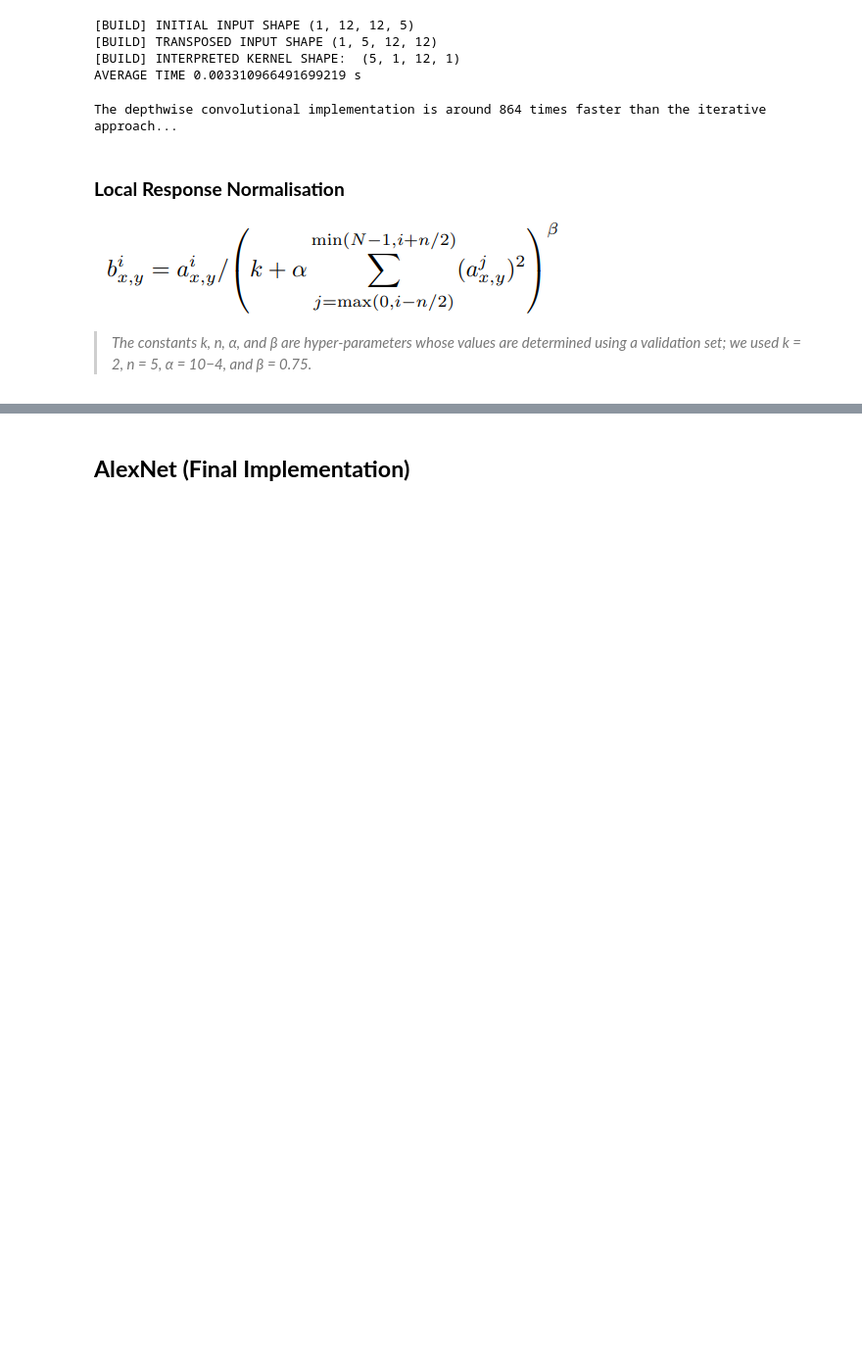
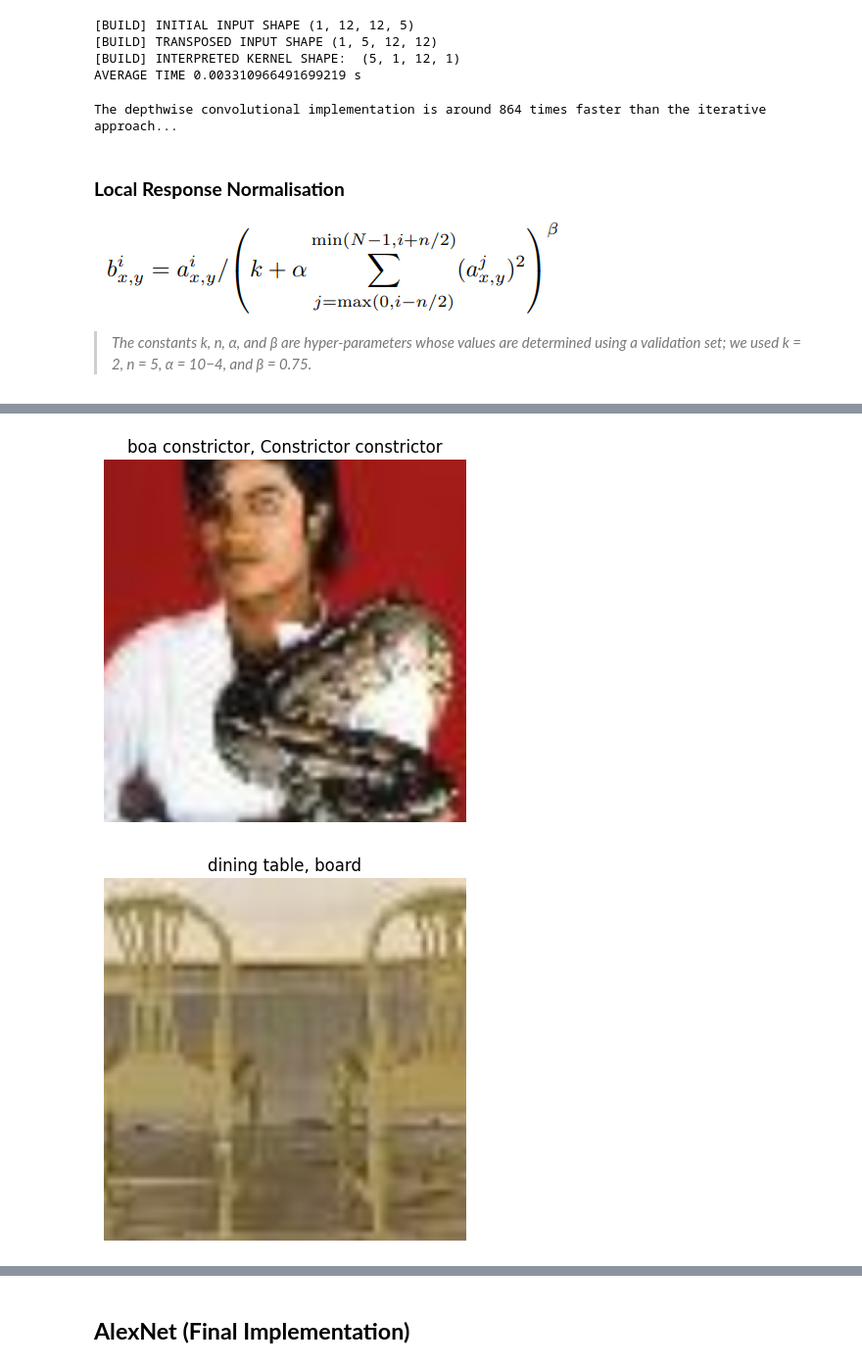
Before and after one commit to OmPanchal/AlexNet-using-tensorflow, a Jupyter notebook: AlexNet.ipynb, the cells around one changed output, grey strips where cells are left out. Shown at 98% size. Cells and saved outputs as stored; diff of their text form; code cells hidden in the pictures; blank space fills up the shorter version.

```diff
--- a/AlexNet.ipynb
+++ b/AlexNet.ipynb
@@ -271,0 +281,23 @@ array([[0.59150094, 1.1760018 , 1.7478831 , 2.3313618 , 2.9184659 ],
+# %%
+class CropFlip(tf.keras.layers.Layer):
+    def __init__(self):
+        super().__init__()
+        self.random_crop = tf.keras.layers.RandomCrop(244, 244)
+
+    def call(self, x, training):
+        crop = self.random_crop(x)
+        if training:
+            return tf.image.random_flip_left_right(crop)
+        else: return crop
+
+augment_sample = next(TRAIN_DS.as_numpy_iterator())
+augmented_images = CropFlip()(augment_sample[0], training=True)
+
+for i in range(len(augmented_images[0][0:3])):
+    plt.title(LABELS_LIST[augment_sample[1][i]])
+    plt.axis("off")
+    plt.imshow(augmented_images[i])
+    plt.show()
+# %% [output]
+[figure, added]
+[figure, added]
```
Also changed, not shown: parts of 9 cells of this notebook.
